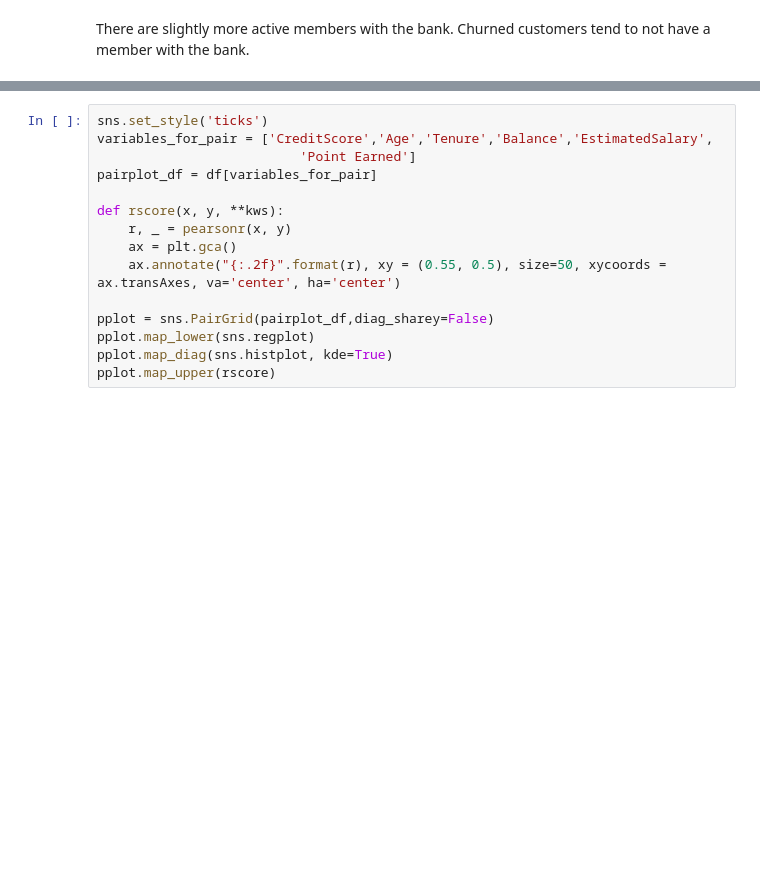
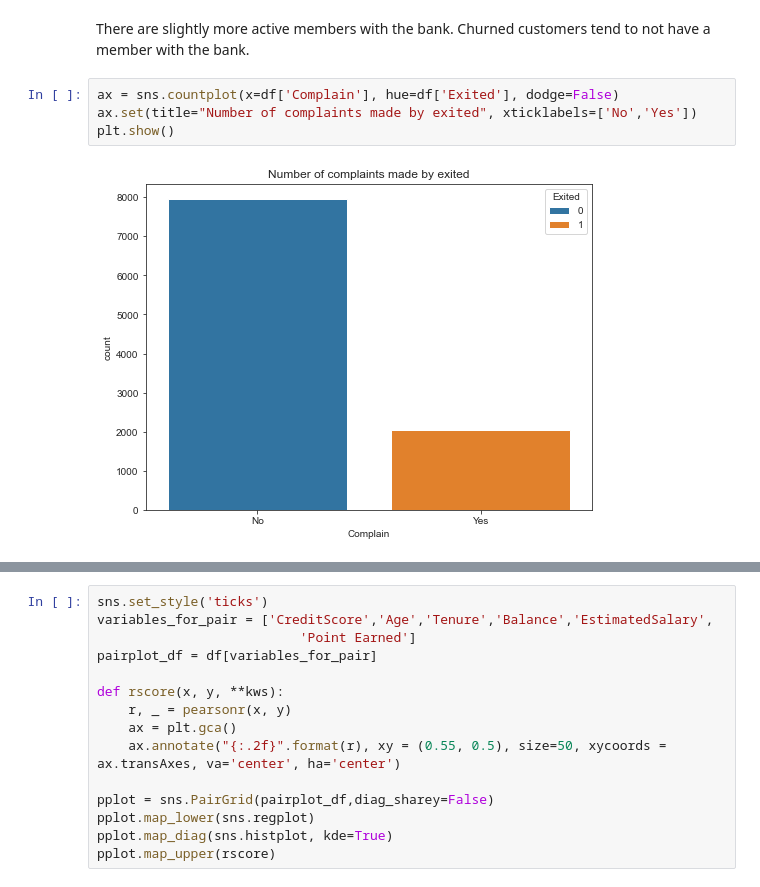
Before and after one commit to BrianLoe/ChurnPrediction, a Jupyter notebook: ChurnAnalysis.ipynb, the cells around one changed output, grey strips where cells are left out. Saved outputs shown, nothing was run; the diff lists cells and outputs as text; blank space fills up the shorter version.

```diff
--- a/ChurnAnalysis.ipynb
+++ b/ChurnAnalysis.ipynb
@@ -169,3 +169,9 @@ plt.show()
 [figure]
 # %% [markdown]
 There are slightly more active members with the bank. Churned customers tend to not have a member with the bank.
+# %%
+ax = sns.countplot(x=df['Complain'], hue=df['Exited'], dodge=False)
+ax.set(title="Number of complaints made by exited", xticklabels=['No','Yes'])
+plt.show()
+# %% [output]
+[figure, added]
```
Also changed, not shown: parts of 14 cells of this notebook.
